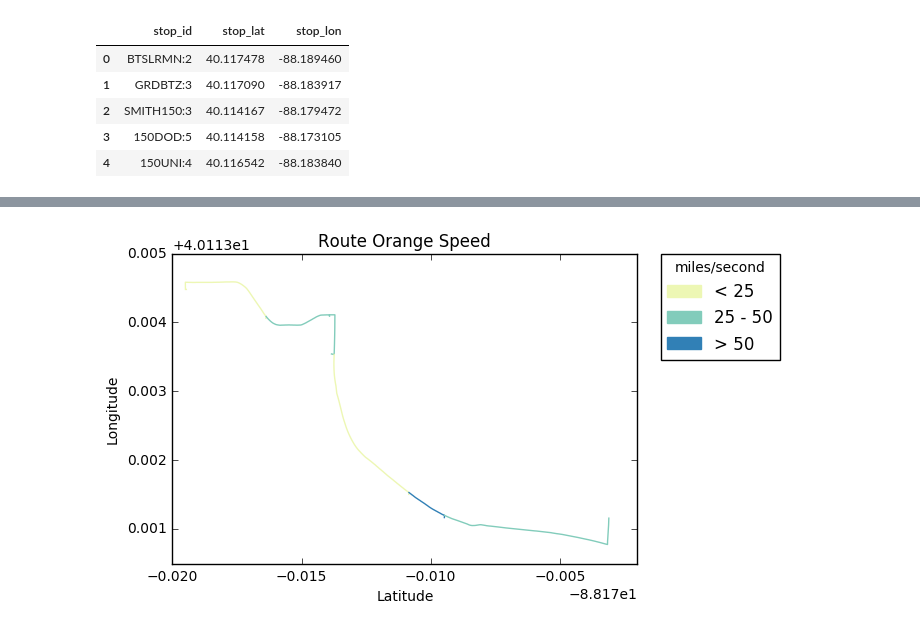
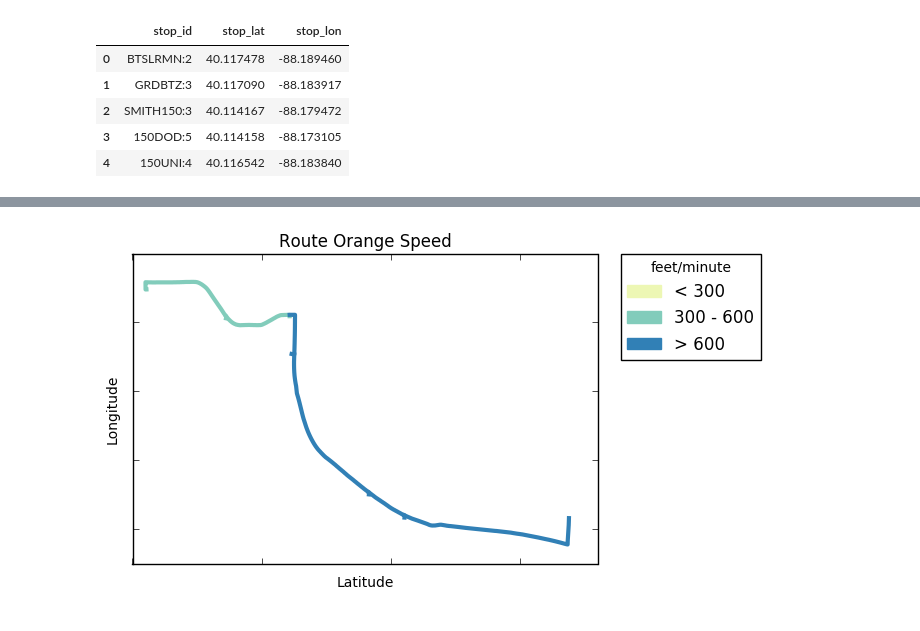
Before and after one commit to huilyu2/project-spring2017, a Jupyter notebook: part1/Trace+Tracking.ipynb, the cells around one changed output, grey strips where cells are left out. Saved outputs shown, nothing was run; the diff lists cells and outputs as text; code cells hidden in the pictures.

```diff
--- a/part1/Trace+Tracking.ipynb
+++ b/part1/Trace+Tracking.ipynb
@@ -62,5 +62,5 @@ plt.xlabel('Latitude')
 plt.ylabel('Longitude')
 
 for name,group in df_spec_shape:
-    plt.plot(group['shape_pt_lon'], group['shape_pt_lat'])
+    plt.plot(group['shape_pt_lon'], group['shape_pt_lat'],lw=3)
 # %% [output]
@@ -78,16 +78,21 @@ df_speed_area_color.head()
 # %%
 plt.title('Route Orange Speed')
 plt.xlabel('Latitude')
 plt.ylabel('Longitude')
 
-shallow_patch = mpatches.Patch(color='#EDF7B4', label='< 25')
-middle_patch = mpatches.Patch(color='#82CCBB', label='25 - 50')
-dark_patch = mpatches.Patch(color='#3180B6', label='> 50')
-plt.legend(title="miles/second",handles=[shallow_patch,middle_patch,dark_patch],bbox_to_anchor=(1.05, 1), loc=2, borderaxespad=0.)
-
+shallow_patch = mpatches.Patch(color='#EDF7B4', label='< 300')
+middle_patch = mpatches.Patch(color='#82CCBB', label='300 - 600')
+dark_patch = mpatches.Patch(color='#3180B6', label='> 600')
+plt.legend(title="feet/minute",handles=[shallow_patch,middle_patch,dark_patch],bbox_to_anchor=(1.05, 1), loc=2, borderaxespad=0.)
 
 for name,group in df_spec_shape:
-    clr = df_speed_area_color[df_speed_area_color['area']==name]['color'].iloc[0]
-    plt.plot(group['shape_pt_lon'], group['shape_pt_lat'],color=clr)
+    clr = df_speed_area_color[df_speed_area_color['stop_seq']==name]['color'].iloc[0]
+    plt.plot(group['shape_pt_lon'], group['shape_pt_lat'],color=clr,lw=3)
+
+ax = plt.gca()
+ax.xaxis.set_ticklabels([])
+ax.yaxis.set_ticklabels([])
+
+plt.savefig("Route Orange Speed.png",bbox_inches='tight')
 # %% [output]
-[figure, old version]
+[figure, new version]
```
Also changed, not shown: parts of 4 cells of this notebook, 2 other files.
